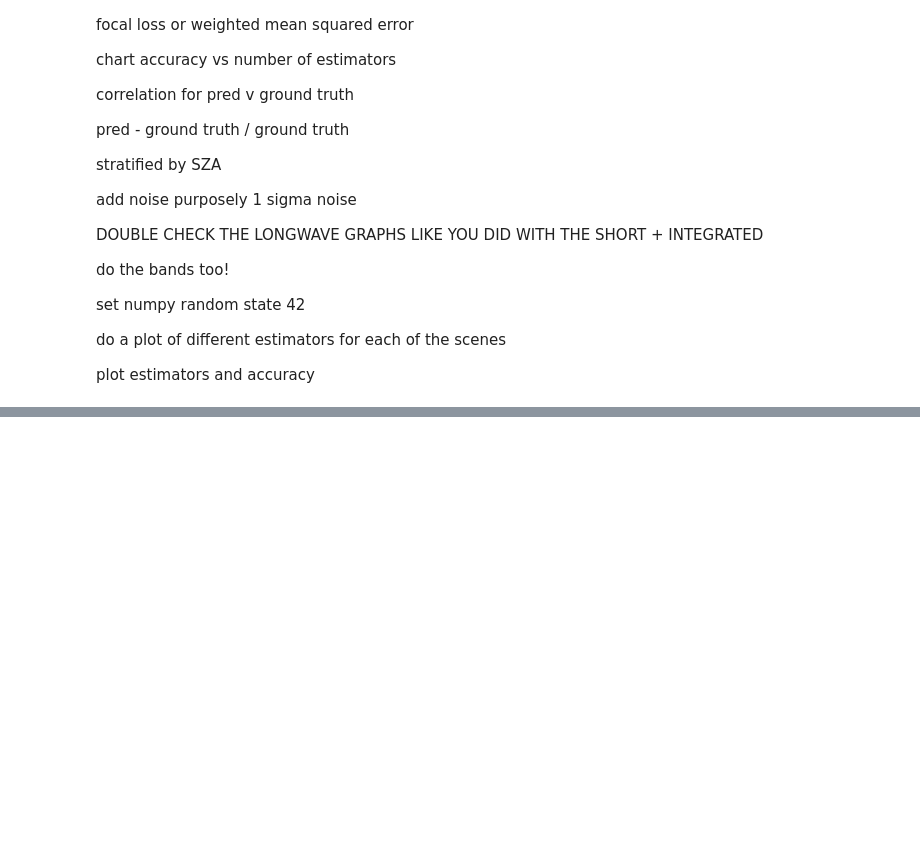
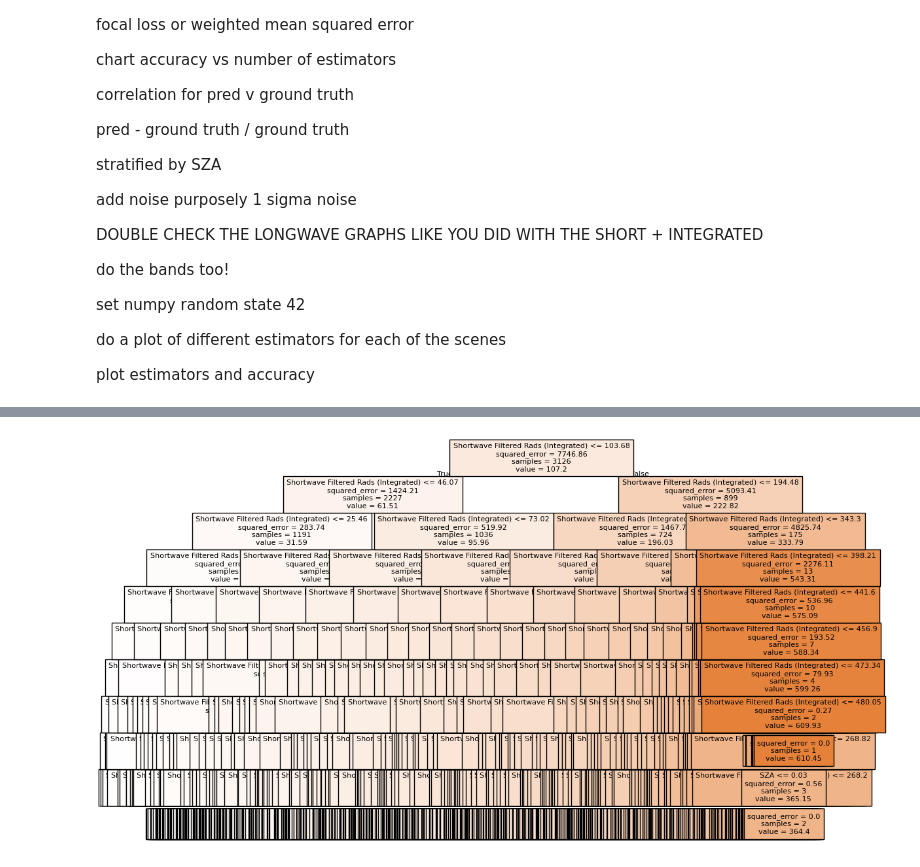
Before and after one commit to LASP-Libera/libera_unfiltering, a Jupyter notebook: modeling.ipynb, the cells around one changed output, grey strips where cells are left out. Saved outputs shown, nothing was run; the diff lists cells and outputs as text; code cells hidden in the pictures; blank space fills up the shorter version.

```diff
--- a/modeling.ipynb
+++ b/modeling.ipynb
@@ -188,5 +206,5 @@ clear_dataset = pd.concat(clear_dfs, axis=0)
 # %%
-def regression_model(dataset: pd.DataFrame, neurons=100, rf = True):
+def run_regression_model(dataset: pd.DataFrame, neurons=100, rf = True):
     """
     takes in a dataset, runs random forest regressor on the dataset and returns all results
     :param just_bands:
@@ -196,13 +214,17 @@ def regression_model(dataset: pd.DataFrame, neurons=100, rf = True):
     ret = {}
     base_model = None
 
+    # in the X dataset we want everything except the Unfiltered ground truth data and the run # and Scene
     X = dataset.drop(columns=["Run #", "Scene", "Shortwave Unfiltered Rads (Integrated)", "Longwave Unfiltered Rads (Integrated)",]).reset_index(drop=True)
+
+    # in y we should only have the unfiltered ground truth data
     y = dataset.drop(columns=["Run #", "Scene", 'SZA', 'VZA', 'RAZ', 'Cloud',
                                'Shortwave Filtered Rads (Integrated)',
                                'Longwave Filtered Rads (Integrated)', 'M1', 'M2', 'M3', 'M4', 'I1',
                                'M5', 'DNB', 'M6', 'I2', 'M7', 'M8', 'M9', 'I3', 'M10', 'M11', 'I4',
                                'M12', 'M13', 'M14', 'M15', 'I5', 'M16']).reset_index(drop=True)
 
+    print(X.columns, y.columns)
 
     X_train, X_test, y_train, y_test = train_test_split(X, y, test_size=0.2, random_state=42, shuffle=True)
 
@@ -328,0 +528,5 @@ plot estimators and accuracy
+# %%
+def add_noise_to_features(X: np.ndarray, noise_level: float, seed: int = 42):
+    np.random.seed(seed)
+    noise = np.random.normal(loc=0.0, scale=noise_level, size=X.shape)
+    return X + noise
@@ -328,0 +909,3 @@ plot estimators and accuracy
+# %%
+all_unscaled_res_random_forest = run_shortwave_regression_model_scaled(all_dataset, scaled=False, rf=True, v=True, noised=False, neurons=100, tree_depth=10)
+all_unscaled_res_random_forest[0]
@@ -328,0 +936,13 @@ plot estimators and accuracy
+# %%
+plt.figure(figsize=(12, 8))
+plot_tree(all_unscaled_res_random_forest[0]["Model"].estimators_[0], feature_names=['SZA', 'VZA', 'RAZ', 'Shortwave Filtered Rads (Integrated)'],
+          filled=True,
+          max_depth=10,
+          fontsize=8,
+          proportion=False,
+          precision=2)
+
+plt.savefig('tree.png', dpi=300, bbox_inches='tight')
+plt.show()
+# %% [output]
+[figure, added]
```
Also changed, not shown: parts of 67 cells of this notebook, 3 other files.
